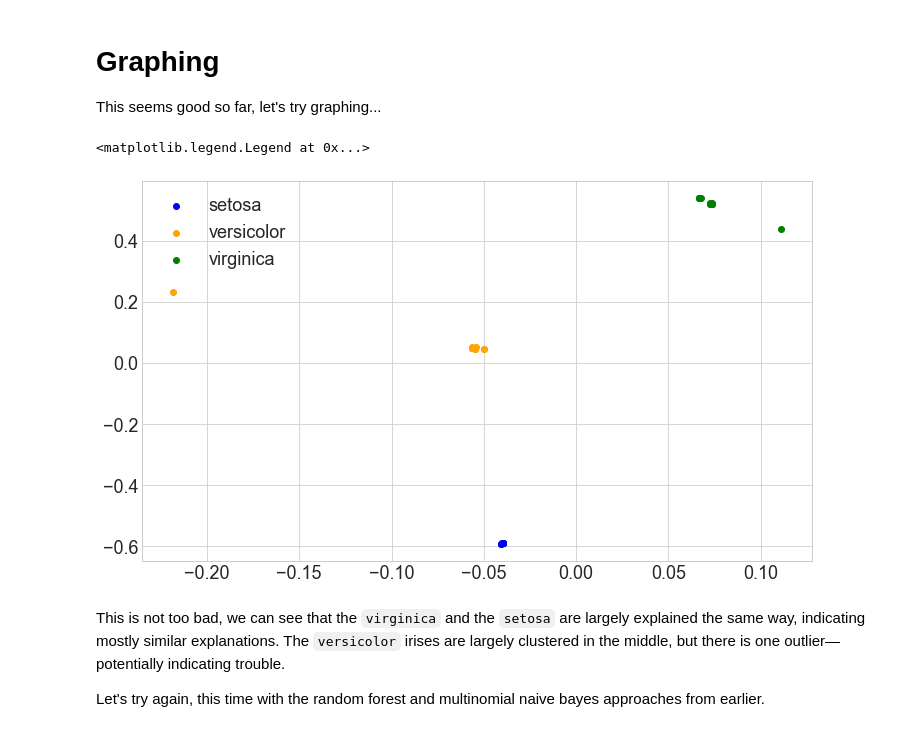
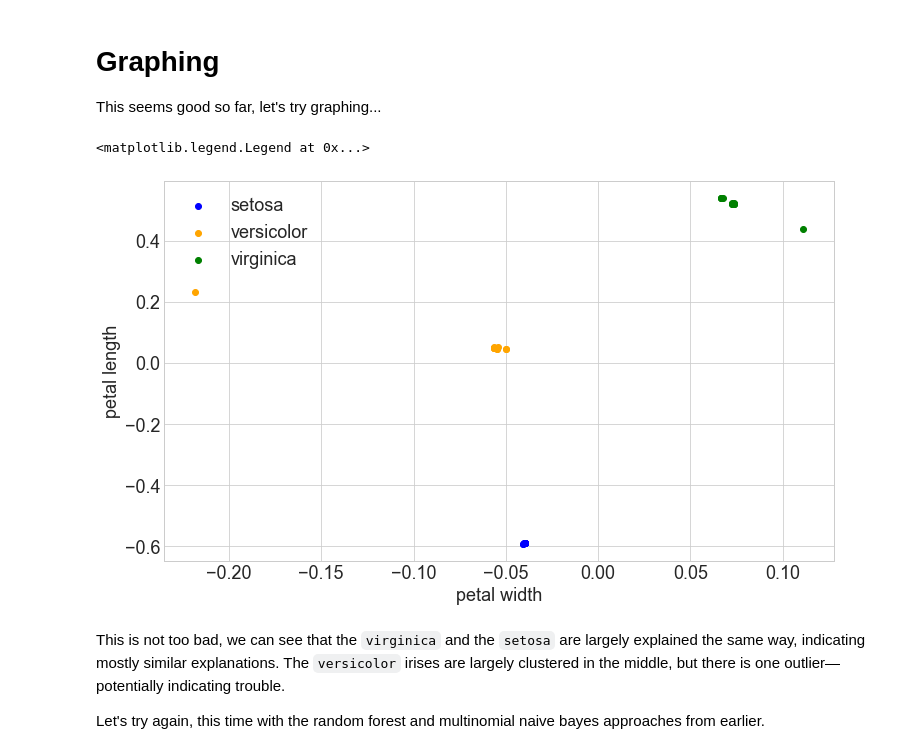
Before and after one commit to pkage/class_introspection, a Jupyter notebook: initial-explorations/Iris SHAP.ipynb, the cells around one changed output. Saved outputs shown, nothing was run; the diff lists cells and outputs as text; code cells hidden in the pictures.

```diff
--- a/initial-explorations/Iris SHAP.ipynb
+++ b/initial-explorations/Iris SHAP.ipynb
@@ -105,11 +105,13 @@ def plot_key(values, labels, key, plot_label, plot_color, subset=[3,2]):
 # %%
 plot_key(shap_values, y_tst, 0, 'setosa', 'blue')
 plot_key(shap_values, y_tst, 1, 'versicolor', 'orange')
 plot_key(shap_values, y_tst, 2, 'virginica', 'green')
+plt.xlabel('petal width')
+plt.ylabel('petal length')
 plt.legend()
 # %% [output]
 <matplotlib.legend.Legend at 0x...>
-[figure, old version]
+[figure, new version]
 # %% [markdown]
 This is not too bad, we can see that the `virginica` and the `setosa` are largely explained the same way, indicating mostly similar explanations. The `versicolor` irises are largely clustered in the middle, but there is one outlier—potentially indicating trouble.
 
```
Also changed, not shown: parts of 2 cells of this notebook.
